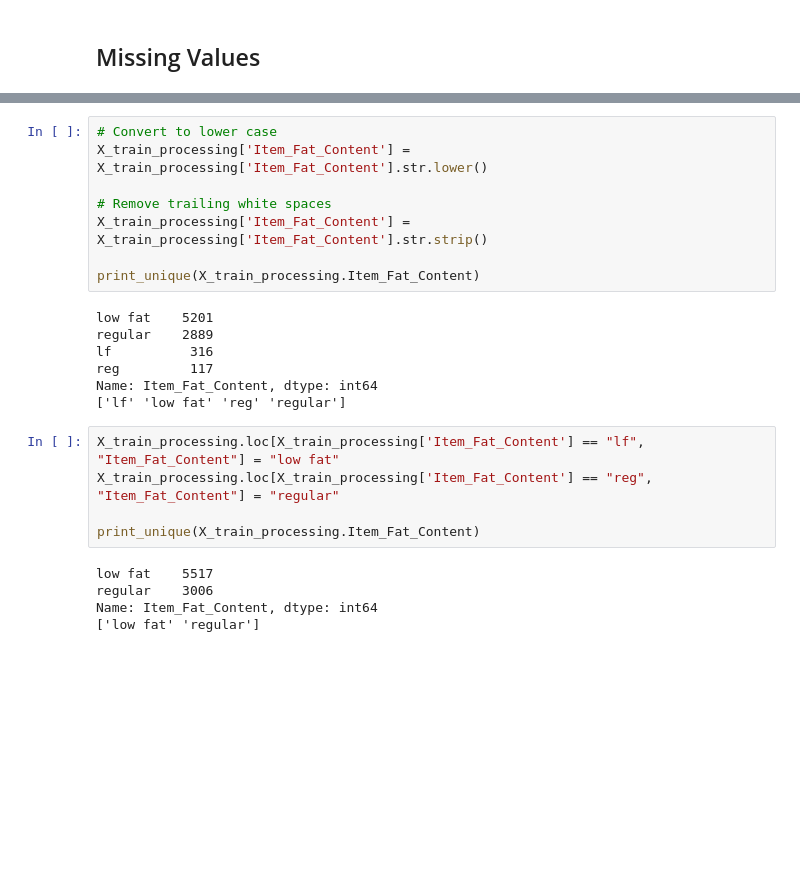
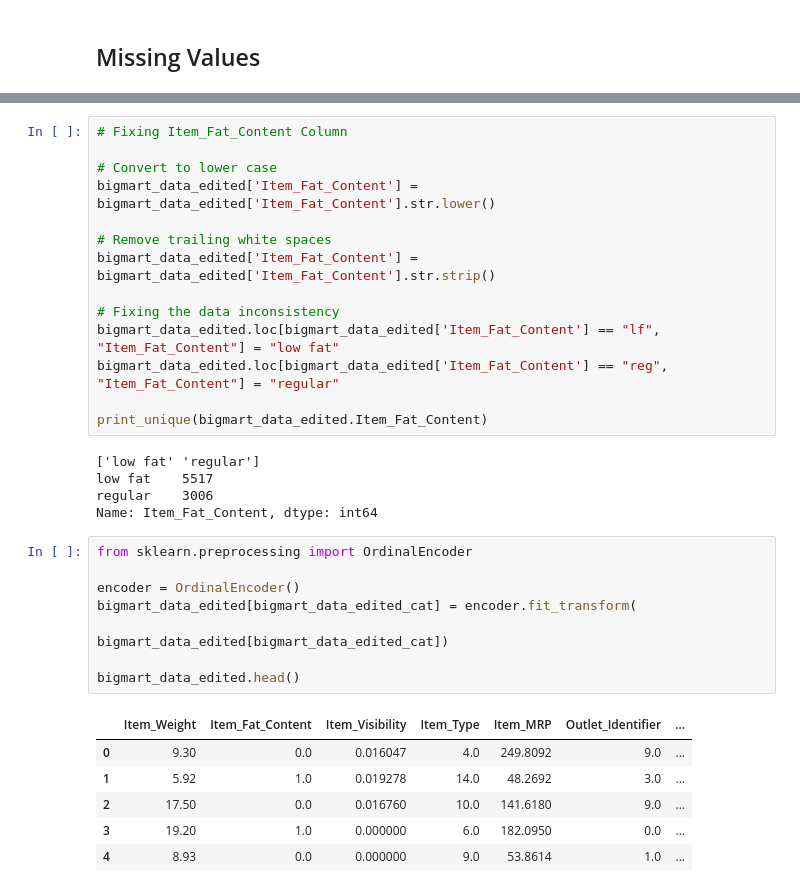
Before and after one commit to Technocolabs100/BigMart-Product-Outlet-Sales-Analysis-and-Prediction, a Jupyter notebook: BigMart_Project_Data_Preprocessing.ipynb, the cells around one changed output, grey strips where cells are left out. Cells and saved outputs as stored; diff of their text form; blank space fills up the shorter version.

```diff
--- a/BigMart_Project_Data_Preprocessing.ipynb
+++ b/BigMart_Project_Data_Preprocessing.ipynb
@@ -100,25 +129,34 @@ Name: Item_Fat_Content, dtype: int64
 # %%
+# Fixing Item_Fat_Content Column
+
 # Convert to lower case
-X_train_processing['Item_Fat_Content'] = X_train_processing['Item_Fat_Content'].str.lower()
+bigmart_data_edited['Item_Fat_Content'] = bigmart_data_edited['Item_Fat_Content'].str.lower()
 
 # Remove trailing white spaces
-X_train_processing['Item_Fat_Content'] = X_train_processing['Item_Fat_Content'].str.strip()
+bigmart_data_edited['Item_Fat_Content'] = bigmart_data_edited['Item_Fat_Content'].str.strip()
 
-print_unique(X_train_processing.Item_Fat_Content)
+# Fixing the data inconsistency
+bigmart_data_edited.loc[bigmart_data_edited['Item_Fat_Content'] == "lf", "Item_Fat_Content"] = "low fat"
+bigmart_data_edited.loc[bigmart_data_edited['Item_Fat_Content'] == "reg", "Item_Fat_Content"] = "regular"
+
+print_unique(bigmart_data_edited.Item_Fat_Content)
 # %% [output]
-low fat    5201
-regular    2889
-lf          316
-reg         117
+['low fat' 'regular']
+low fat    5517
+regular    3006
 Name: Item_Fat_Content, dtype: int64
-['lf' 'low fat' 'reg' 'regular']
-# %%
-X_train_processing.loc[X_train_processing['Item_Fat_Content'] == "lf", "Item_Fat_Content"] = "low fat"
-X_train_processing.loc[X_train_processing['Item_Fat_Content'] == "reg", "Item_Fat_Content"] = "regular"
-
-print_unique(X_train_processing.Item_Fat_Content)
-# %% [output]
-low fat    5517
-regular    3006
-Name: Item_Fat_Content, dtype: int64
-['low fat' 'regular']
+# %%
+from sklearn.preprocessing import OrdinalEncoder
+
+encoder = OrdinalEncoder()
+bigmart_data_edited[bigmart_data_edited_cat] = encoder.fit_transform(
+                                            bigmart_data_edited[bigmart_data_edited_cat])
+
+bigmart_data_edited.head()
+# %% [output]
+|  | Item_Weight | Item_Fat_Content | Item_Visibility | Item_Type | Item_MRP | Outlet_Identifier | ... |
+| 0 | 9.30 | 0.0 | 0.016047 | 4.0 | 249.8092 | 9.0 | ... |
+| 1 | 5.92 | 1.0 | 0.019278 | 14.0 | 48.2692 | 3.0 | ... |
+| 2 | 17.50 | 0.0 | 0.016760 | 10.0 | 141.6180 | 9.0 | ... |
+| 3 | 19.20 | 1.0 | 0.000000 | 6.0 | 182.0950 | 0.0 | ... |
+| 4 | 8.93 | 0.0 | 0.000000 | 9.0 | 53.8614 | 1.0 | ... |
```
Also changed, not shown: parts of 16 cells of this notebook.
